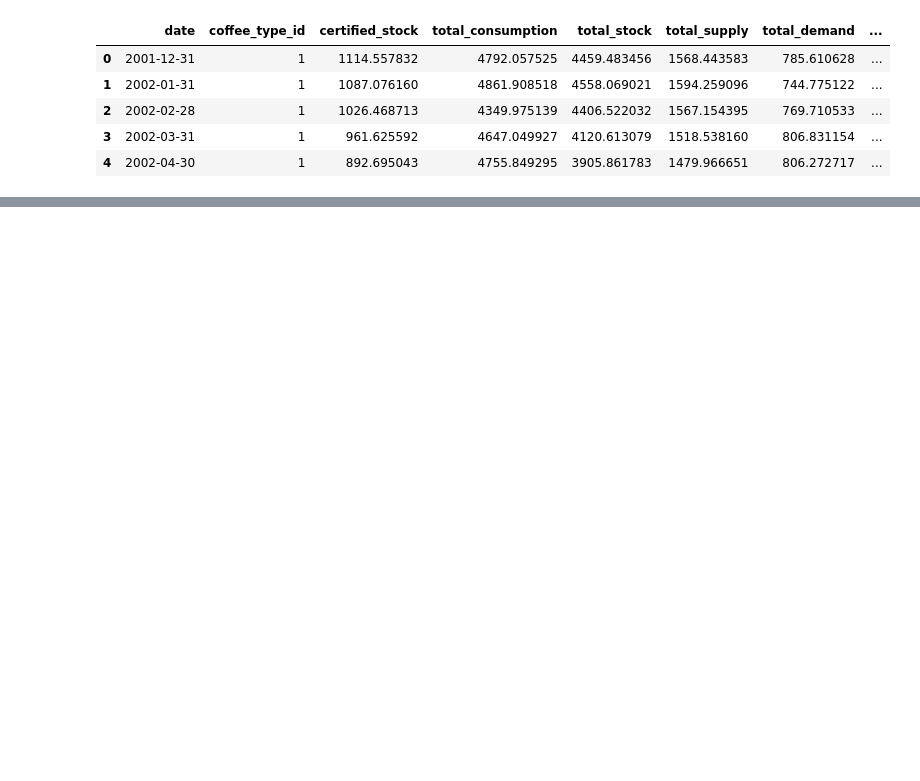
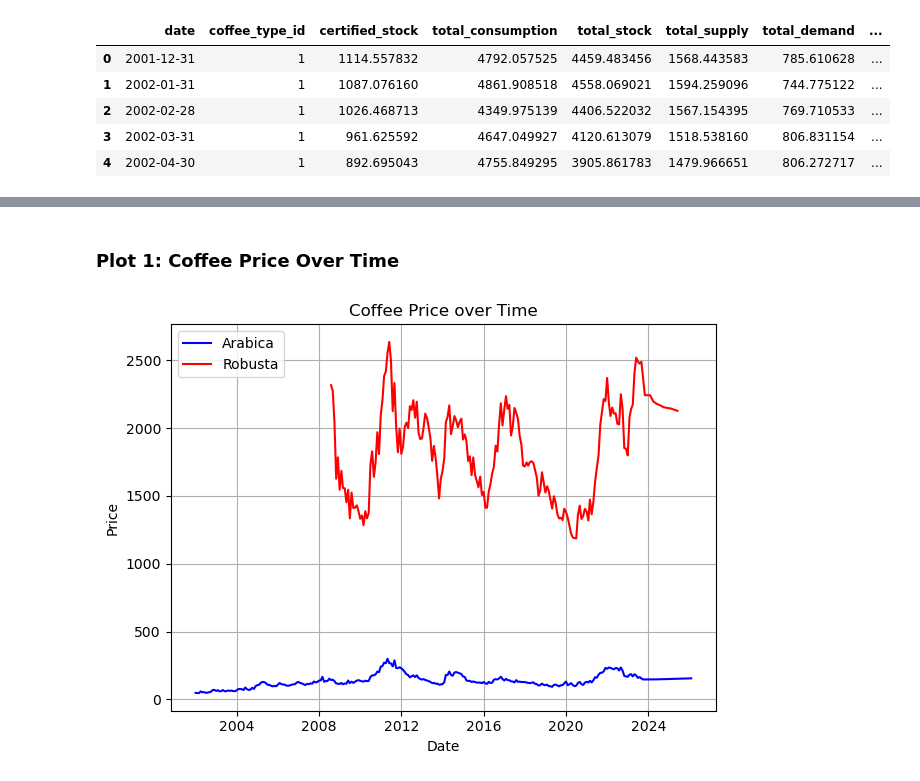
Before and after one commit to lneuendorf/LDC_Test, a Jupyter notebook: analysis.ipynb, the cells around one changed output, grey strips where cells are left out. Saved outputs shown, nothing was run; the diff lists cells and outputs as text; code cells hidden in the pictures; blank space fills up the shorter version.

```diff
--- a/analysis.ipynb
+++ b/analysis.ipynb
@@ -75,4 +37,5 @@ df_price
 # %%
-# Merge data tables for model training
+# Join all data into one dataframe
 df = df_snd.merge(df_market, on=['date'], how='left') \
-           .merge(df_price, on=['date','coffee_type_id','actvsproj'],how='left')
+           .merge(df_price, on=['date','coffee_type_id','actvsproj'],how='left') \
+           .merge(df_coffee_type, on=['coffee_type_id'], how='left')
@@ -166,0 +85,18 @@ Name: count, dtype: int64
+# %% [markdown]
+### Plot 1: Coffee Price Over Time
+# %%
+type1_data = df[df['coffee_type'] == 'Arabica']
+plt.plot(type1_data['date'], type1_data['price'], label='Arabica', color='blue')
+
+type2_data = df[df['coffee_type'] == 'Robusta']
+plt.plot(type2_data['date'], type2_data['price'], label='Robusta', color='red')
+
+plt.title("Coffee Price over Time")
+plt.xlabel("Date")
+plt.ylabel("Price")
+plt.legend()
+plt.grid(True)
+plt.tight_layout()
+plt.show()
+# %% [output]
+[figure, added]
```
Also changed, not shown: parts of 33 cells of this notebook, 3 other files.
